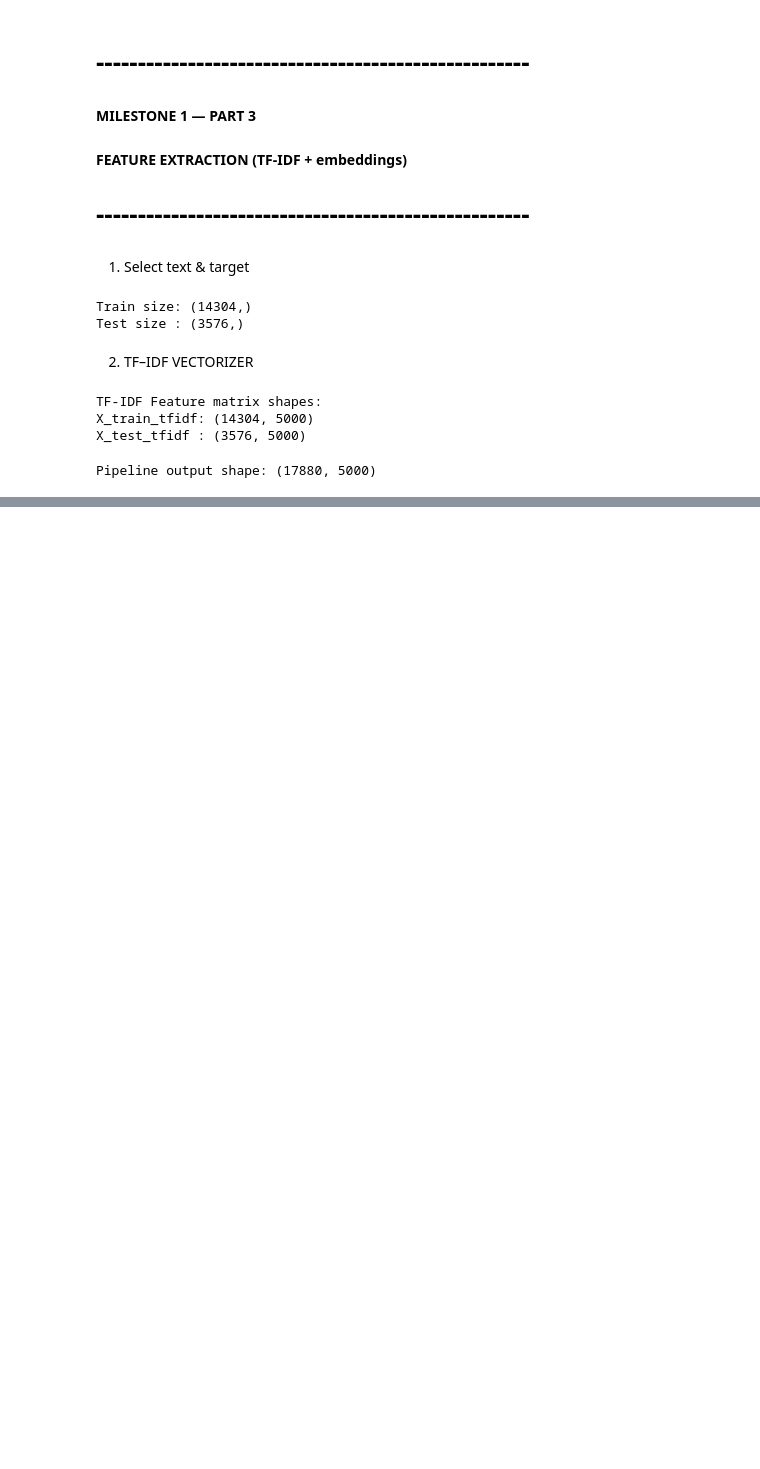
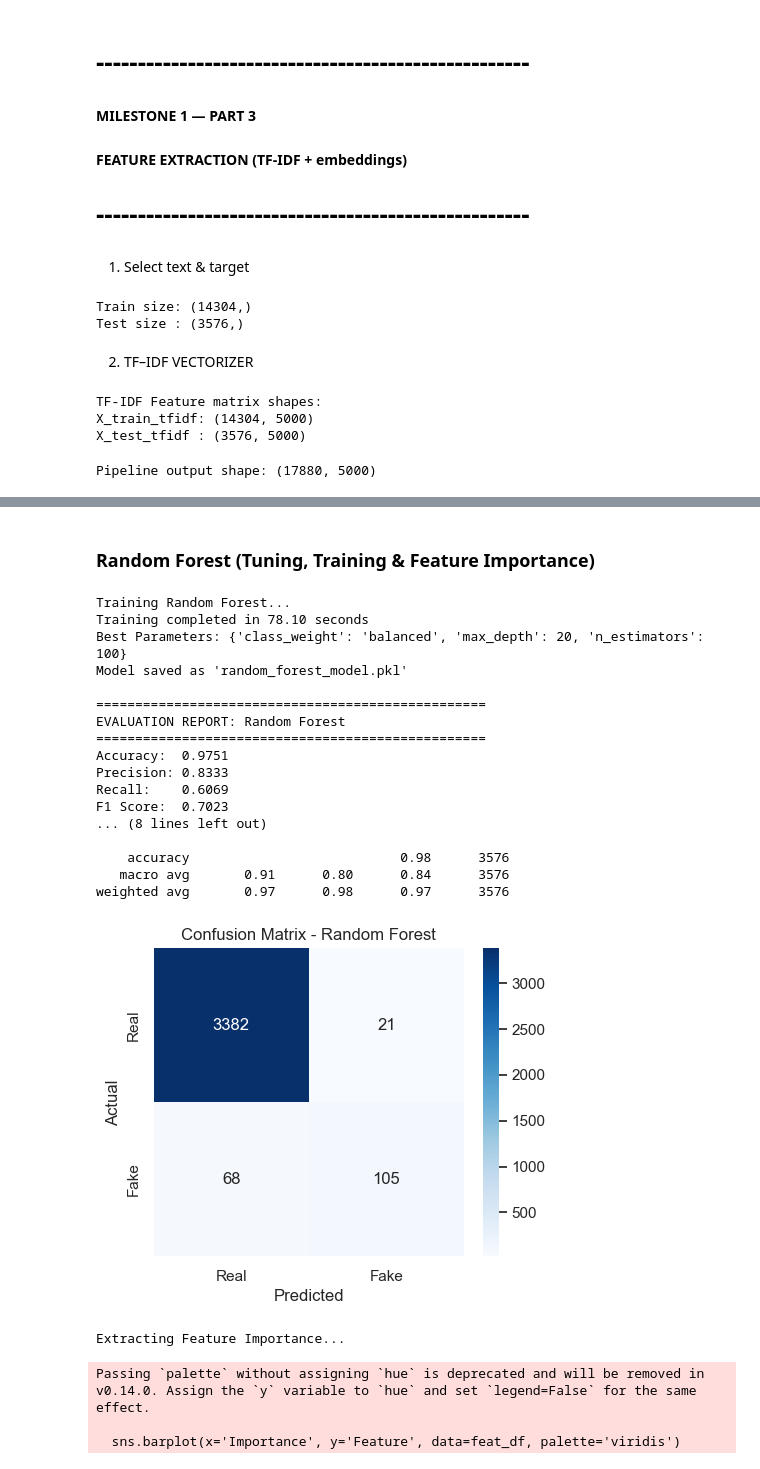
Before and after one commit to Palkinn/palkin_job_detection1, a Jupyter notebook: job_prediction.ipynb, the cells around one changed output, grey strips where cells are left out. Cells and saved outputs as stored; diff of their text form; code cells hidden in the pictures; blank space fills up the shorter version.

```diff
--- a/job_prediction.ipynb
+++ b/job_prediction.ipynb
@@ -397,0 +502,75 @@ Pipeline output shape: (17880, 5000)
+# %% [markdown]
+### Random Forest (Tuning, Training & Feature Importance)
+# %%
+# --- RANDOM FOREST ---
+
+print("Training Random Forest...")
+
+# Hyperparameters set kar rahe hain
+rf_params = {
+    'n_estimators': [50, 100],      # Trees ki sankhya
+    'max_depth': [10, 20, None],    # Tree ki gehraai
+    'class_weight': ['balanced']    # Imbalance handle karne ke liye
+}
+
+# GridSearch setup
+rf_grid = GridSearchCV(RandomForestClassifier(random_state=42), rf_params, cv=3, scoring='f1', n_jobs=-1)
+
+# Training start time
+start_time = time.time()
+
+# Model Training
+rf_grid.fit(X_train_tfidf, y_train)
+
+# Training end time
+end_time = time.time()
+print(f"Training completed in {end_time - start_time:.2f} seconds")
+print(f"Best Parameters: {rf_grid.best_params_}")
+
+# Save Best Model
+best_rf_model = rf_grid.best_estimator_
+joblib.dump(best_rf_model, 'random_forest_model.pkl')
+print("Model saved as 'random_forest_model.pkl'")
+
+# Evaluate using our function
+rf_metrics = evaluate_model_performance(best_rf_model, X_test_tfidf, y_test, "Random Forest")
+
+# --- FEATURE IMPORTANCE ---
+print("\nExtracting Feature Importance...")
+
+# Feature names nikalna TF-IDF se
+feature_names = tfidf.get_feature_names_out()
+importances = best_rf_model.feature_importances_
+
+# Dataframe banana visualization ke liye
+feat_df = pd.DataFrame({'Feature': feature_names, 'Importance': importances})
+feat_df = feat_df.sort_values(by='Importance', ascending=False).head(15) # Top 15 words
+
+# Plotting
+plt.figure(figsize=(10, 6))
+sns.barplot(x='Importance', y='Feature', data=feat_df, palette='viridis')
+plt.title('Top 15 Words identifying Fake Jobs')
+plt.show()
+# %% [output]
+Training Random Forest...
+Training completed in 78.10 seconds
+Best Parameters: {'class_weight': 'balanced', 'max_depth': 20, 'n_estimators': 100}
+Model saved as 'random_forest_model.pkl'
+
+==================================================
+EVALUATION REPORT: Random Forest
+==================================================
+Accuracy:  0.9751
+Precision: 0.8333
+Recall:    0.6069
+F1 Score:  0.7023
+... (8 lines left out)
+
+    accuracy                           0.98      3576
+   macro avg       0.91      0.80      0.84      3576
+weighted avg       0.97      0.98      0.97      3576
+[figure, added]
+Extracting Feature Importance...
+Passing `palette` without assigning `hue` is deprecated and will be removed in v0.14.0. Assign the `y` variable to `hue` and set `legend=False` for the same effect.
+
+  sns.barplot(x='Importance', y='Feature', data=feat_df, palette='viridis')
```
Also changed, not shown: parts of 20 cells of this notebook, 13 other files.
